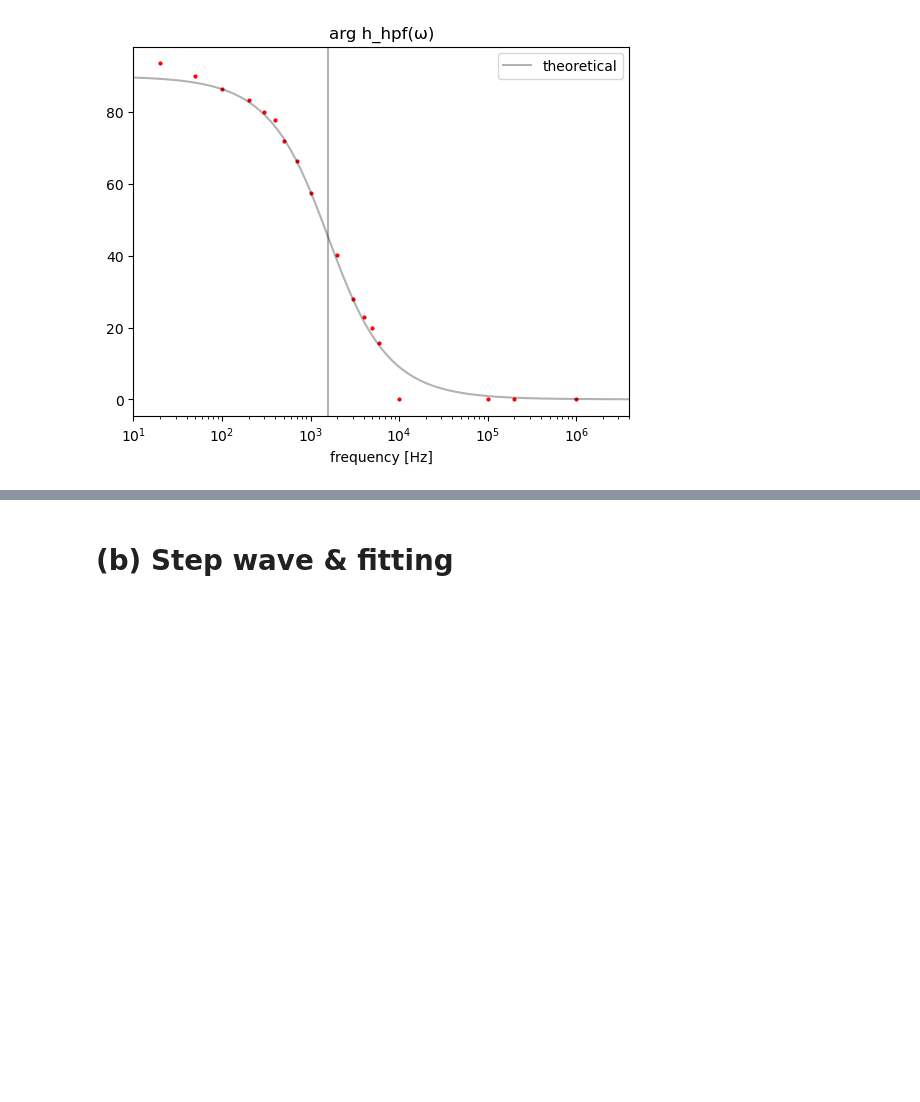
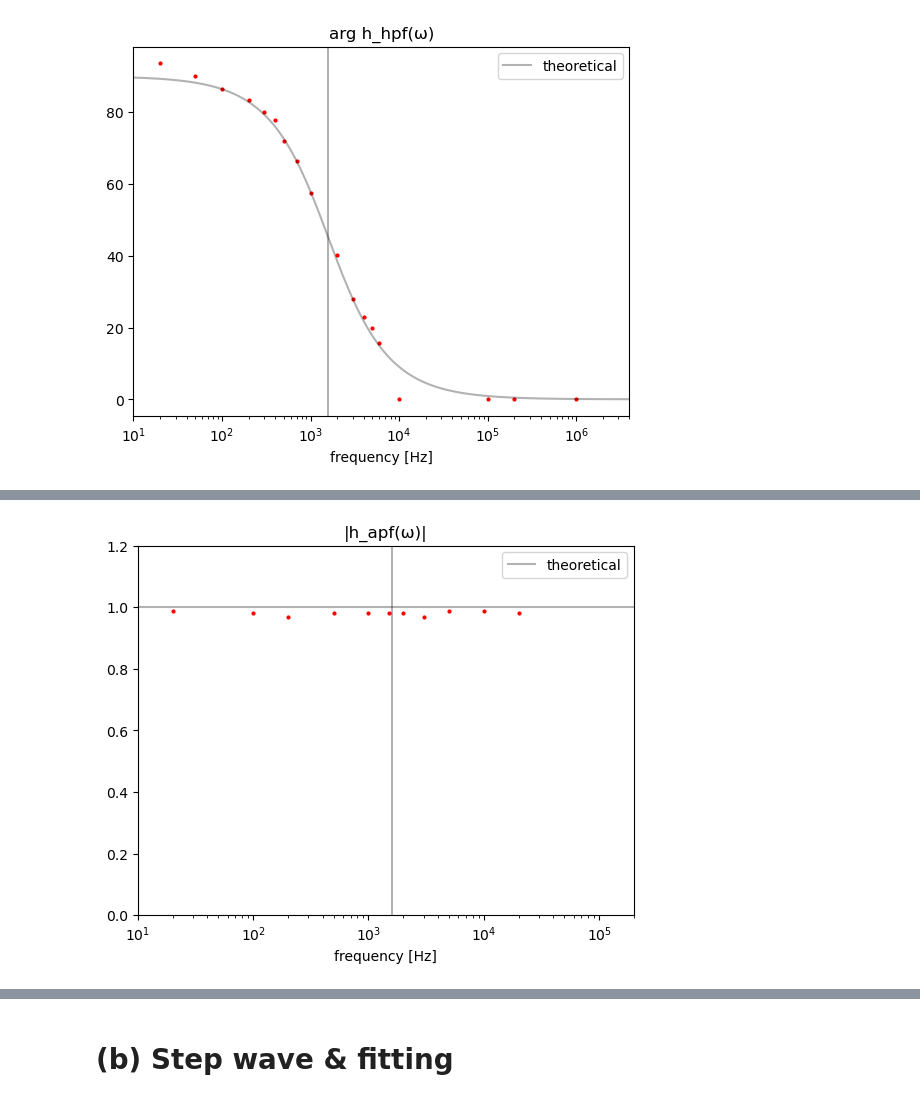
Before and after one commit to inohan/experiment-3s, a Jupyter notebook: P1/1-2.ipynb, the cells around one changed output, grey strips where cells are left out. Cells and saved outputs as stored; diff of their text form; code cells hidden in the pictures; blank space fills up the shorter version.

```diff
--- a/P1/1-2.ipynb
+++ b/P1/1-2.ipynb
@@ -36,6 +36,9 @@ def h_lpf(s, T):
 
 def h_hpf(s, T):
     return s * T / (1 + s * T)
+
+def h_apf(s, T):
+    return (1 - s*T)/(1 + s*T)
 # %% [markdown]
 ## Low path filter: |h| and arg h
 # %%
@@ -167,0 +173,5 @@ axessetting.apply_axes(ax)
+# %%
+data = pd.read_csv("./1-2-a-apf.csv")
+data["h"] = data["v2"] / data["v1"]
+data["phase"] = (data["frequency"] * data["t"] * 360 + 180) % 360 - 180
+print(data)
@@ -167,0 +196,25 @@ axessetting.apply_axes(ax)
+# %%
+# R = 1kΩ (1e+3), C = 0.1μF (1e-7)
+
+data_extract = data
+
+h_apf_abs = lambda f, T: abs(h_apf(2j * np.pi * f, T))
+
+# popt, pcov = curve_fit(h_hpf_abs, data_extract["frequency"], data_extract["h"], bounds=(-np.inf, np.inf))
+# print(popt)
+# h_hpf_abs_opt = lambda f: h_hpf_abs(f, *popt)
+
+h_apf_abs_theory = lambda f: h_apf_abs(f, 1e-4)
+
+fig = plt.figure()
+ax = fig.add_subplot(111)
+
+axessetting = AxesSetting(title="|h_apf(ω)|", xlim=(1e1, 2e5), xscale="log", legend=True, xlabel="frequency [Hz]", ylim=(0, 1.2))
+
+# axessetting.plot_func(ax, h_hpf_abs_opt, label="fitted", alpha=0.6, c="lime")
+axessetting.plot_func(ax, h_apf_abs_theory, label="theoretical", alpha=0.3)
+ax.axvline(1 / (2 * np.pi * 1e-4), alpha=0.3, c="black")
+ax.scatter(data_extract["frequency"], data_extract["h"], s=4, c="red")
+axessetting.apply_axes(ax)
+# %% [output]
+[figure, added]
```
Also changed, not shown: parts of 7 cells of this notebook, 6 other files.
